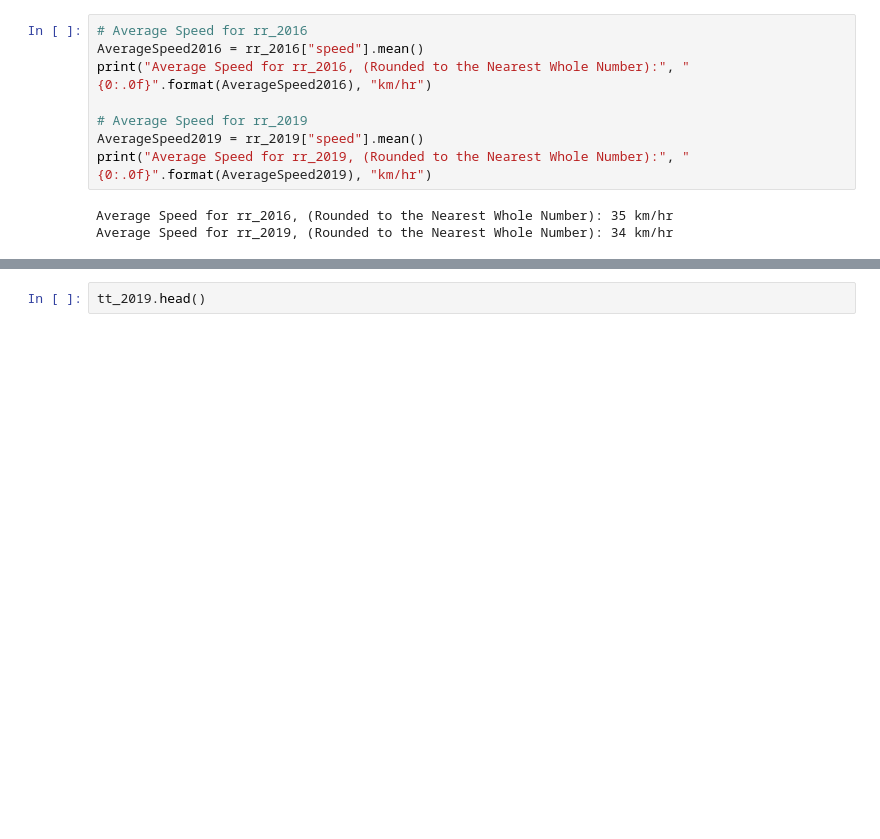
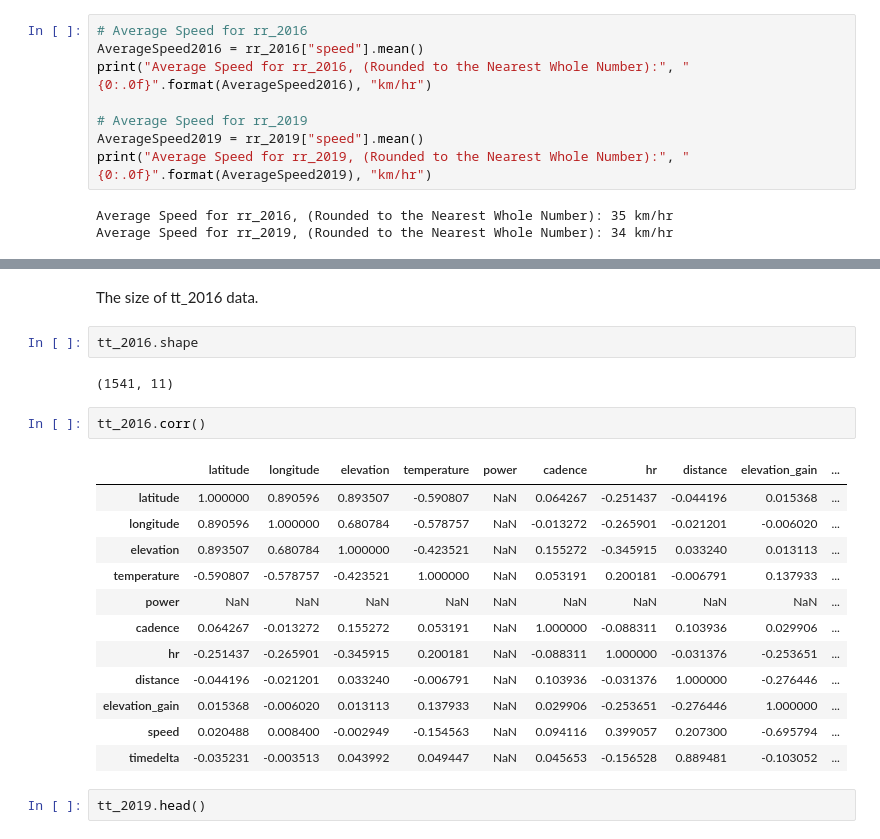
Before and after one commit to MQCOMP2200-S2-2021/data-science-portfolio-avagardiner, a Jupyter notebook: Portfolio 1.ipynb, the cells around one changed output, grey strips where cells are left out. Drawn from its saved outputs; the diff is of its cells as text; blank space fills up the shorter version.

```diff
--- a/Portfolio 1.ipynb
+++ b/Portfolio 1.ipynb
@@ -91,6 +137,27 @@ tt_2016.head()
 | 2016-07-02 23:05:38+00:00 | -33.416034 | 151.222023 | 111.8 | 12.0 | 0.0 | 58.0 | 105.0 | 0.001652 | 0.0 | ... |
 | 2016-07-02 23:06:01+00:00 | -33.416041 | 151.222038 | 111.8 | 13.0 | 0.0 | 58.0 | 100.0 | 0.001595 | 0.0 | ... |
 | 2016-07-02 23:06:02+00:00 | -33.416048 | 151.222053 | 111.8 | 13.0 | 0.0 | 65.0 | 101.0 | 0.001595 | 0.0 | ... |
+# %% [markdown]
+The size of tt_2016 data.
+# %%
+tt_2016.shape
+# %% [output]
+(1541, 11)
+# %%
+tt_2016.corr()
+# %% [output]
+|  | latitude | longitude | elevation | temperature | power | cadence | hr | distance | elevation_gain | ... |
+| latitude | 1.000000 | 0.890596 | 0.893507 | -0.590807 | NaN | 0.064267 | -0.251437 | -0.044196 | 0.015368 | ... |
+| longitude | 0.890596 | 1.000000 | 0.680784 | -0.578757 | NaN | -0.013272 | -0.265901 | -0.021201 | -0.006020 | ... |
+| elevation | 0.893507 | 0.680784 | 1.000000 | -0.423521 | NaN | 0.155272 | -0.345915 | 0.033240 | 0.013113 | ... |
+| temperature | -0.590807 | -0.578757 | -0.423521 | 1.000000 | NaN | 0.053191 | 0.200181 | -0.006791 | 0.137933 | ... |
+| power | NaN | NaN | NaN | NaN | NaN | NaN | NaN | NaN | NaN | ... |
+| cadence | 0.064267 | -0.013272 | 0.155272 | 0.053191 | NaN | 1.000000 | -0.088311 | 0.103936 | 0.029906 | ... |
+| hr | -0.251437 | -0.265901 | -0.345915 | 0.200181 | NaN | -0.088311 | 1.000000 | -0.031376 | -0.253651 | ... |
+| distance | -0.044196 | -0.021201 | 0.033240 | -0.006791 | NaN | 0.103936 | -0.031376 | 1.000000 | -0.276446 | ... |
+| elevation_gain | 0.015368 | -0.006020 | 0.013113 | 0.137933 | NaN | 0.029906 | -0.253651 | -0.276446 | 1.000000 | ... |
+| speed | 0.020488 | 0.008400 | -0.002949 | -0.154563 | NaN | 0.094116 | 0.399057 | 0.207300 | -0.695794 | ... |
+| timedelta | -0.035231 | -0.003513 | 0.043992 | 0.049447 | NaN | 0.045653 | -0.156528 | 0.889481 | -0.103052 | ... |
 # %%
 tt_2019.head()
 # %% [output]
```
Also changed, not shown: parts of 14 cells of this notebook.
